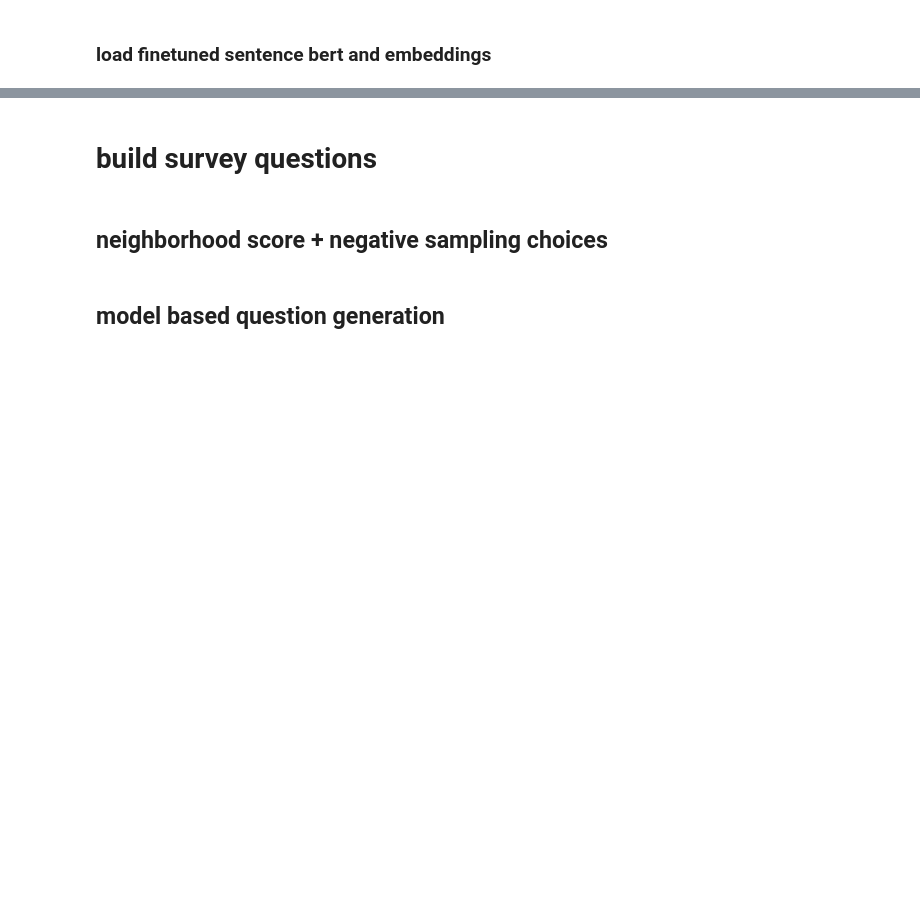
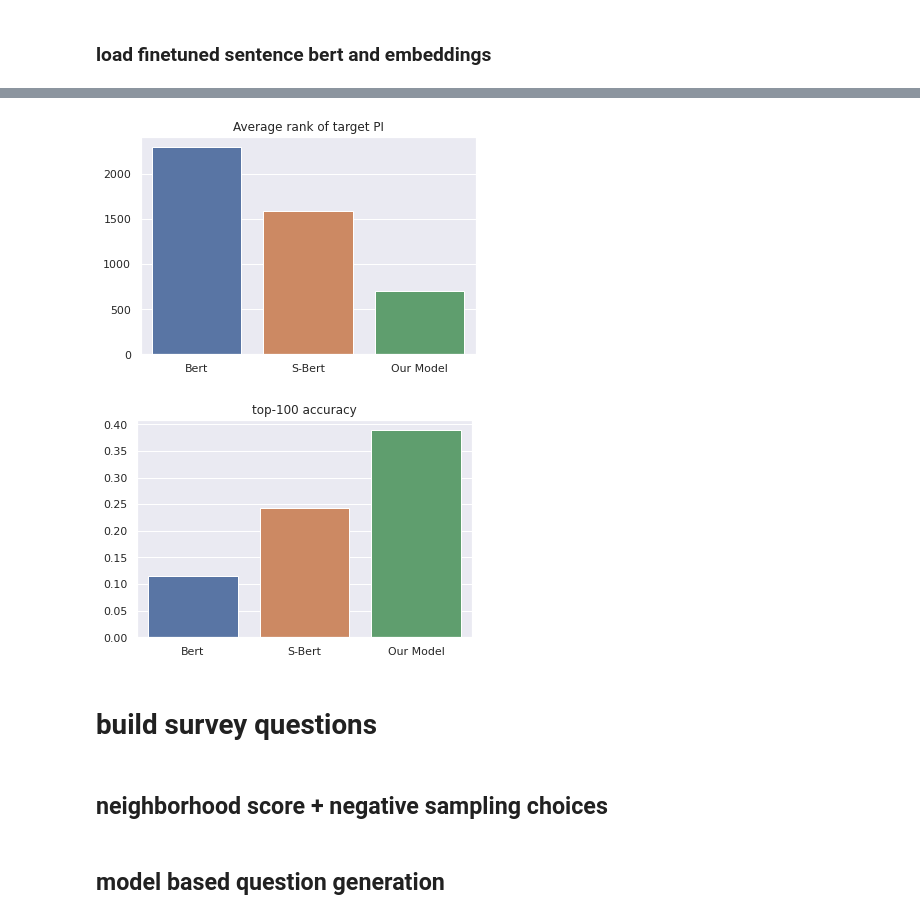
Before and after one commit to navidmdn/identity_embedding, a Jupyter notebook: pi2v.ipynb, the cells around one changed output, grey strips where cells are left out. Drawn from its saved outputs; the diff is of its cells as text; code cells hidden in the pictures; blank space fills up the shorter version.

```diff
--- a/pi2v.ipynb
+++ b/pi2v.ipynb
@@ -824,13 +1058,19 @@ len([r for r in target_ranks.squeeze().tolist() if r < 100]), torch.mean(target_
 from sentence_transformers import SentenceTransformer, models, util
 from transformers import AutoTokenizer, AutoModel
 
-device = 'cpu'
 
-fint_tokenizer = AutoTokenizer.from_pretrained('./models/miniLM-L6-finetuned-wiki/')
-fint_model = AutoModel.from_pretrained('./models/miniLM-L6-finetuned-wiki/', output_hidden_states=True)
-fint_model = fint_model.to(device)
-fint_model.eval()
+device = 'cuda:1'
+orig_model = SentenceTransformer('./models/miniLM-L6-finetuned/', device=device)
 
-fint_emb_x = get_results_batched(fint_model, fint_tokenizer, bio_x, bs=256, average_k_layers=3)
-fint_emb_all = get_results_batched(fint_model, fint_tokenizer, all_pis, bs=256, average_k_layers=3)
+fint_emb_x = orig_model.encode(bio_x, convert_to_tensor=True)
+fint_emb_all = orig_model.encode(all_pis, convert_to_tensor=True)
+
+
+# fint_tokenizer = AutoTokenizer.from_pretrained('./models/miniLM-L6-finetuned-wiki/')
+# fint_model = AutoModel.from_pretrained('./models/miniLM-L6-finetuned-wiki/', output_hidden_states=True)
+# fint_model = fint_model.to(device)
+# fint_model.eval()
+
+# fint_emb_x = get_results_batched(fint_model, fint_tokenizer, bio_x, bs=256, average_k_layers=3)
+# fint_emb_all = get_results_batched(fint_model, fint_tokenizer, all_pis, bs=256, average_k_layers=3)
 # %% [output]
@@ -874,3 +1135,24 @@ len([r for r in target_ranks_fint.reshape(1,-1).squeeze().tolist() if r < 100]),
+# %%
+import seaborn as sns
+import matplotlib.pyplot as plt
+sns.set_theme()
+total_samples = len(bio_x)
+# %%
+import seaborn as sns
+import matplotlib.pyplot as plt
+sns.set_theme()
+total_samples = len(bio_x)
+
+sns.barplot(x=['Bert', 'S-Bert', 'Our Model'], y=[bert_avg_rank, sbert_avg_rank, fint_avg_rank])
+plt.title('Average rank of target PI')
+plt.show()
+
+sns.barplot(x=['Bert', 'S-Bert', 'Our Model'], y=[bert_top100/total_samples, sbert_top100/total_samples, fint_top100/total_samples])
+plt.title('top-100 accuracy')
+plt.show()
+# %% [output]
+[figure, added]
+[figure, added]
 # %% [markdown]
 # build survey questions
 # %% [markdown]
```
Also changed, not shown: parts of 67 cells of this notebook, 1 other file.
